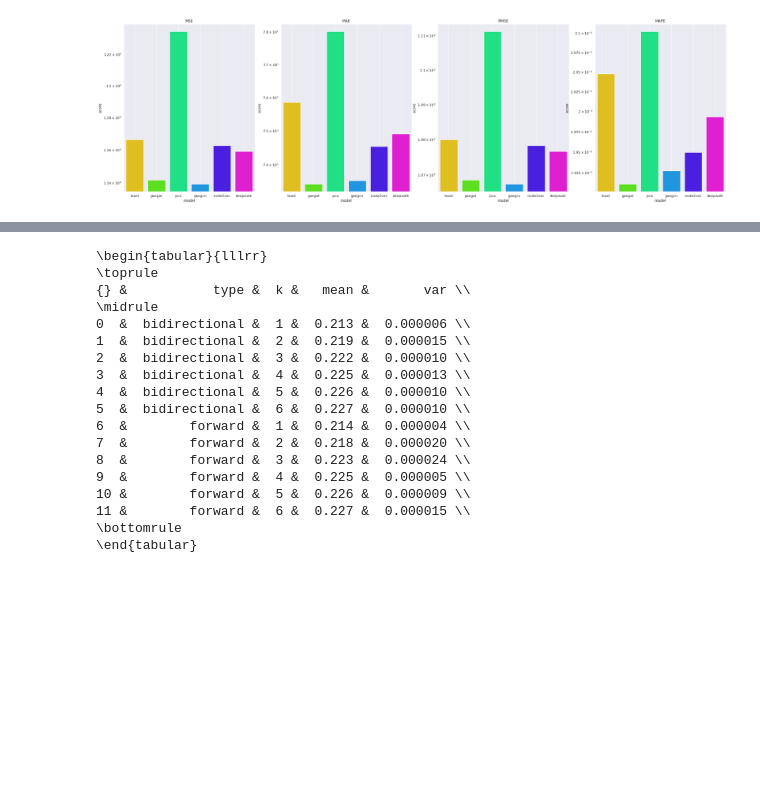
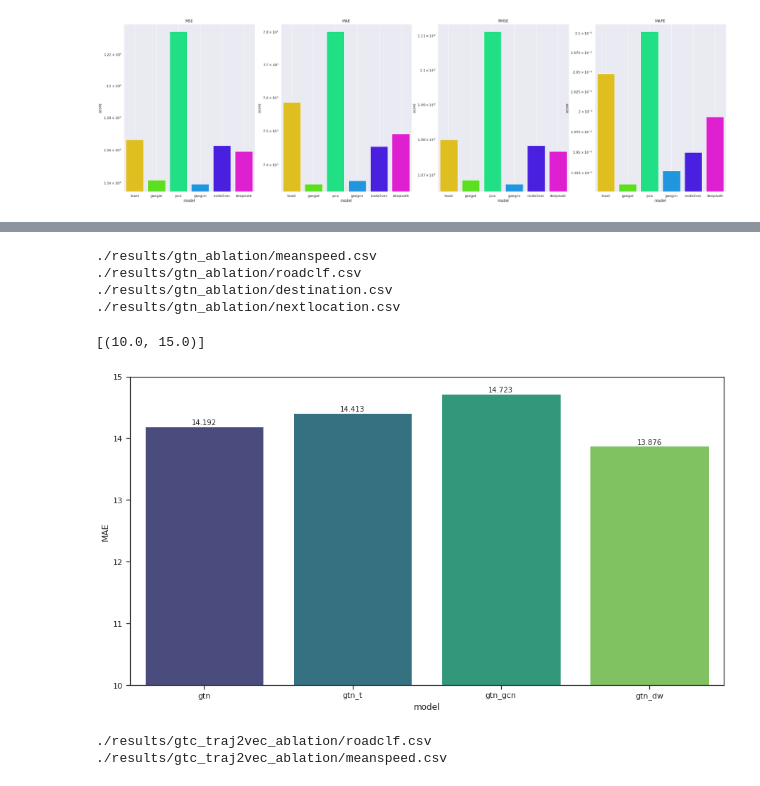
Before and after one commit to SwiftPredator/Trajectory-based-Road-Network-Representation-Learning, a Jupyter notebook: evaluation/analysis.ipynb, the cells around one changed output, grey strips where cells are left out. Cells and saved outputs as stored; diff of their text form; code cells hidden in the pictures; blank space fills up the shorter version.

```diff
--- a/evaluation/analysis.ipynb
+++ b/evaluation/analysis.ipynb
@@ -73,23 +98,38 @@ ax = sns.barplot(x="k", y="MAE", hue="type", data=dfs[4], palette="viridis")
-# %%
-v = dfs[5].groupby(["type", "k"])["accuracy"].agg(["mean", "var"]).reset_index()
-v["mean"] = v["mean"].round(3)
-print(v.to_latex())
-# %% [output]
-\begin{tabular}{lllrr}
-\toprule
-{} &           type &  k &   mean &       var \\
-\midrule
-0  &  bidirectional &  1 &  0.213 &  0.000006 \\
-1  &  bidirectional &  2 &  0.219 &  0.000015 \\
-2  &  bidirectional &  3 &  0.222 &  0.000010 \\
-3  &  bidirectional &  4 &  0.225 &  0.000013 \\
-4  &  bidirectional &  5 &  0.226 &  0.000010 \\
-5  &  bidirectional &  6 &  0.227 &  0.000010 \\
-6  &        forward &  1 &  0.214 &  0.000004 \\
-7  &        forward &  2 &  0.218 &  0.000020 \\
-8  &        forward &  3 &  0.223 &  0.000024 \\
-9  &        forward &  4 &  0.225 &  0.000005 \\
-10 &        forward &  5 &  0.226 &  0.000009 \\
-11 &        forward &  6 &  0.227 &  0.000015 \\
-\bottomrule
-\end{tabular}
+# %%
+# Ablation plots
+all_files = glob.glob(os.path.join("./results" , "gtn_ablation/*.csv"))
+
+dfs = []
+for filename in all_files:
+    df = pd.read_csv(filename, index_col=None, header=0)
+    print(filename)
+    dfs.append(df)
+# %% [output]
+./results/gtn_ablation/meanspeed.csv
+./results/gtn_ablation/roadclf.csv
+./results/gtn_ablation/destination.csv
+./results/gtn_ablation/nextlocation.csv
+# %%
+plt.figure(figsize=(15,8))
+dfs[0]["MAE"] = dfs[0]["MAE"].round(3)
+ax = sns.barplot(x="model", y="MAE", data=dfs[0], palette="viridis")
+ax.bar_label(ax.containers[0])
+ax.set(ylim=(10, 15))
+# %% [output]
+[(10.0, 15.0)]
+[figure, added]
+# %%
+"""
+Ablation Study GTC & Traj2vec
+"""
+# Ablation plots
+all_files = glob.glob(os.path.join("./results" , "gtc_traj2vec_ablation/*.csv"))
+
+dfs = []
+for filename in all_files:
+    df = pd.read_csv(filename, index_col=None, header=0)
+    print(filename)
+    dfs.append(df)
+# %% [output]
+./results/gtc_traj2vec_ablation/roadclf.csv
+./results/gtc_traj2vec_ablation/meanspeed.csv
```
Also changed, not shown: parts of 5 cells of this notebook, 20 other files.
